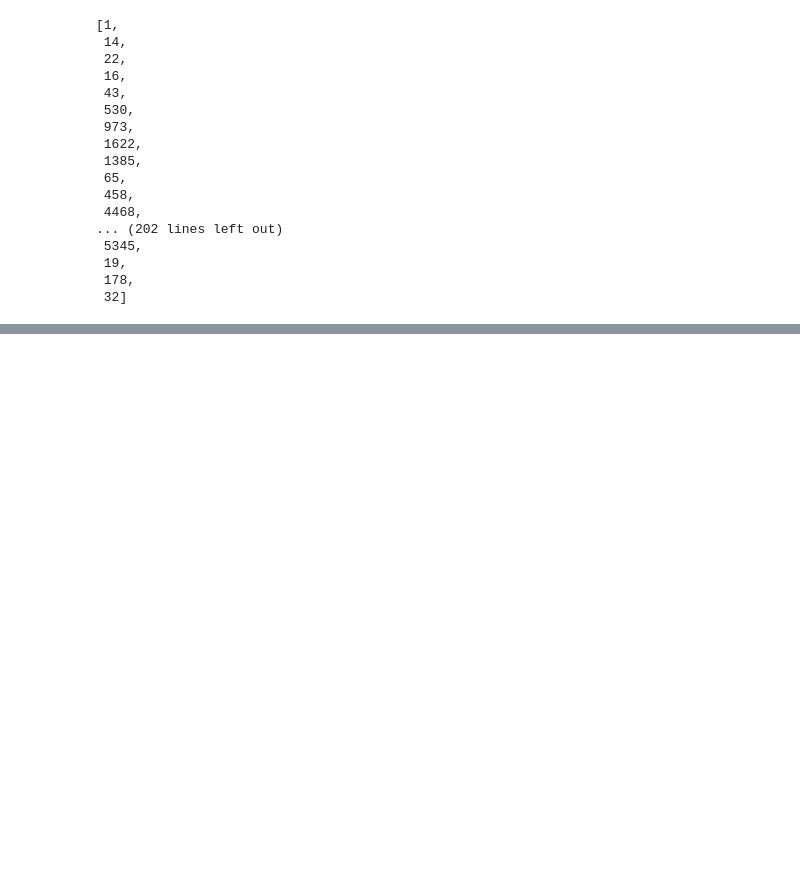
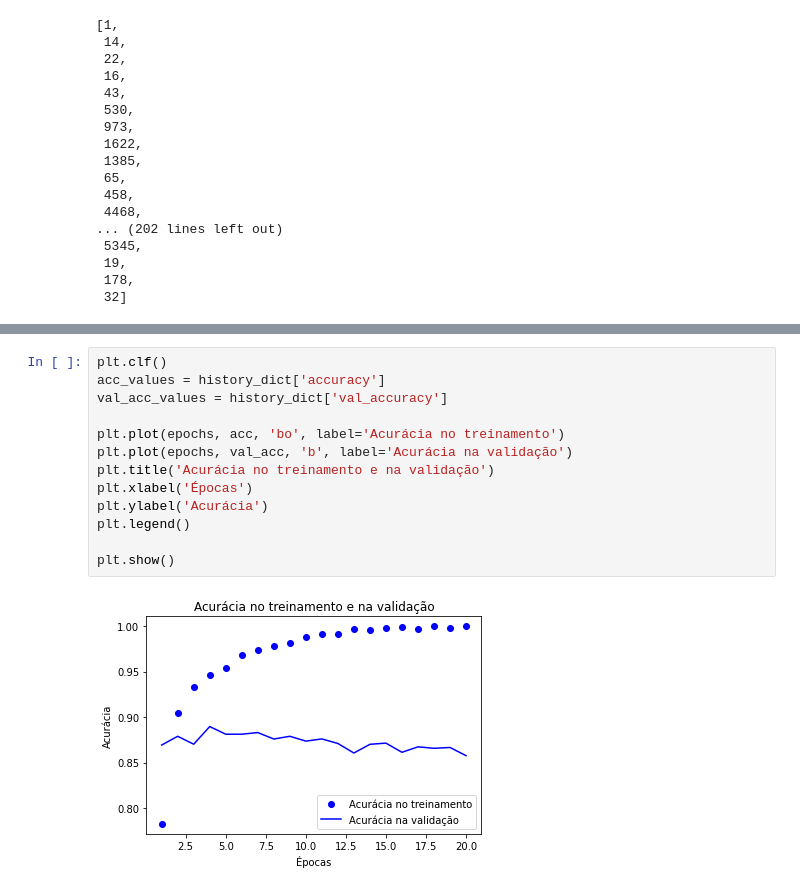
Before and after one commit to GustavoSchroeder/Analise-sentimento-filmes-exemplo-keras, a Jupyter notebook: Analise_sentimento_filmes_exemplo_keras.ipynb, the cells around one changed output, grey strips where cells are left out. Cells and saved outputs as stored; diff of their text form; blank space fills up the shorter version.

```diff
--- a/Analise_sentimento_filmes_exemplo_keras.ipynb
+++ b/Analise_sentimento_filmes_exemplo_keras.ipynb
@@ -37,0 +201,15 @@ train_data[0]
+# %%
+plt.clf()
+acc_values = history_dict['accuracy']
+val_acc_values = history_dict['val_accuracy']
+
+plt.plot(epochs, acc, 'bo', label='Acurácia no treinamento')
+plt.plot(epochs, val_acc, 'b', label='Acurácia na validação')
+plt.title('Acurácia no treinamento e na validação')
+plt.xlabel('Épocas')
+plt.ylabel('Acurácia')
+plt.legend()
+
+plt.show()
+# %% [output]
+[figure, added]
```
Also changed, not shown: parts of 28 cells of this notebook.
